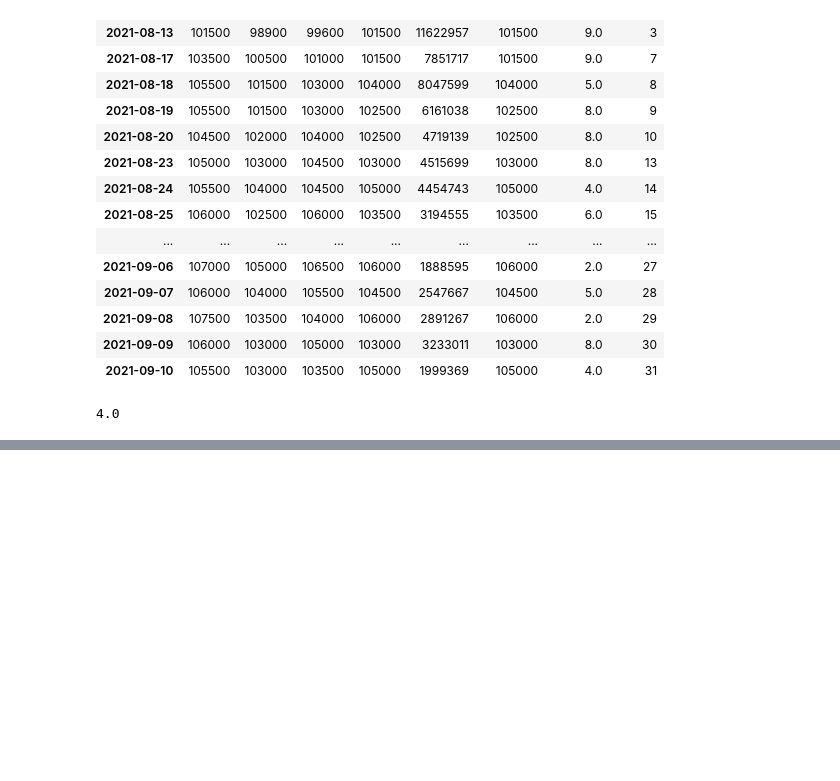
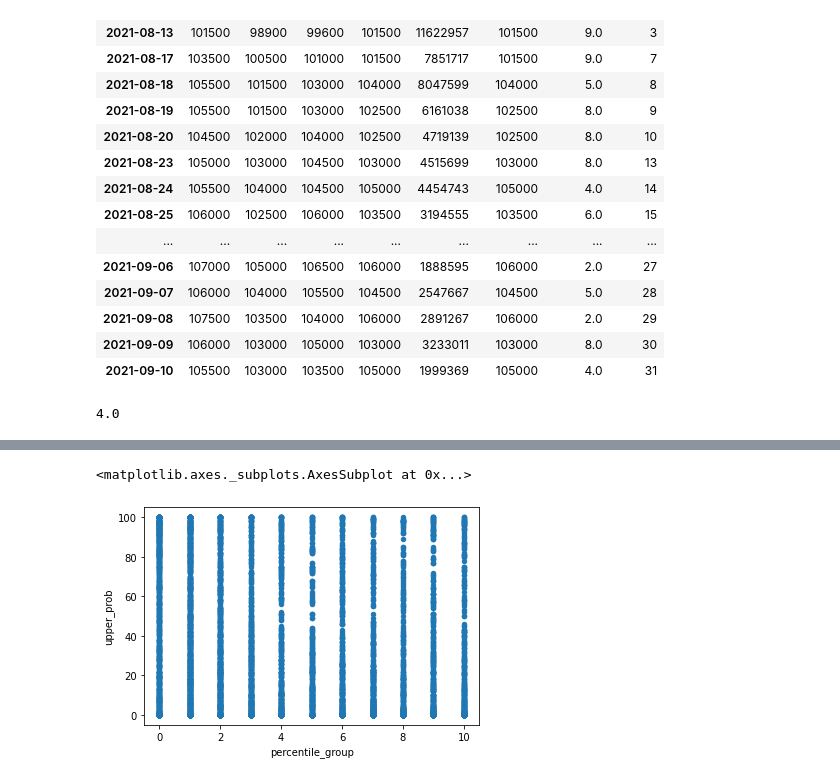
Before and after one commit to ddongmiin/deepPythonAnalysis, a Jupyter notebook: sideProject/stockAnalysis/주가분석_물타기냐불타기냐.ipynb, the cells around one changed output, grey strips where cells are left out. Cells and saved outputs as stored; diff of their text form; code cells hidden in the pictures; blank space fills up the shorter version.

Commit message:
211205_stock_momentum_anal_v2

```diff
--- a/sideProject/stockAnalysis/주가분석_물타기냐불타기냐.ipynb
+++ b/sideProject/stockAnalysis/주가분석_물타기냐불타기냐.ipynb
@@ -183,0 +197,7 @@ def getDateVal(valDate : datetime, dayInterval : int):
+# %%
+def getStockDf(code: str, dateList: list, dayInterval : int):
+
+    min_datetime_minusN = (min(dateList) + timedelta(days = -dayInterval)).strftime("%Y-%m-%d")
+    max_datetime_plusN = (max(dateList) + timedelta(days = +dayInterval)).strftime("%Y-%m-%d")
+
+    return pdr.get_data_yahoo(f'{code}.ks', f'{min_datetime_minusN}', f'{max_datetime_plusN}')
@@ -251,0 +268,29 @@ def getStockDict():
+# %%
+def getStockValList(cntStocks: int, startDate : str, endDate : str, cntDays: int, dayInterval: int ):
+    val_list = []
+    stock_list = randomStocks(cntStocks = cntStocks)
+
+    for stock_val in stock_list:
+        try :
+            date_list = getDateList(startDate = startDate, endDate = endDate
+                                    , code = stock_val, cntDays = cntDays)
+            stock_df = getStockDf(code = stock_val, dateList = date_list, dayInterval = dayInterval)
+
+        except Exception:
+            print("*"*50, "stock_error", "*"*50)
+            print(f"Error {kospi_list.loc[(kospi_list['종목코드'] == stock_val), '종목명']}")
+            pass
+
+        for date_val in date_list:
+            try :
+                resultVal_list = getStockValue(baseDate = date_val, stockDf = stock_df)
+                val_list.append(resultVal_list)
+            except Exception:
+                print("*"*50, "date_error", "*"*50)
+                print(f"Error {kospi_list.loc[(kospi_list['종목코드'] == stock_val), '종목명']} {date_val}")
+                pass
+
+    return val_list, stock_list
+# %%
+val_list = getStockValList(60, '2019-02-01', '2019-11-30', 90, 30)[0]
+stock_list = getStockValList(60, '2019-02-01', '2019-11-30', 90, 30)[1]
@@ -251,0 +335,2 @@ def getStockDict():
+# %%
+df_test = pd.DataFrame(val_list, columns = ['percentile_group', 'upper_prob', 'slope'])
@@ -251,0 +368,5 @@ def getStockDict():
+# %%
+df_test.plot.scatter(x = 'percentile_group', y = 'upper_prob')
+# %% [output]
+<matplotlib.axes._subplots.AxesSubplot at 0x...>
+[figure, added]
```
Also changed, not shown: parts of 28 cells of this notebook.
